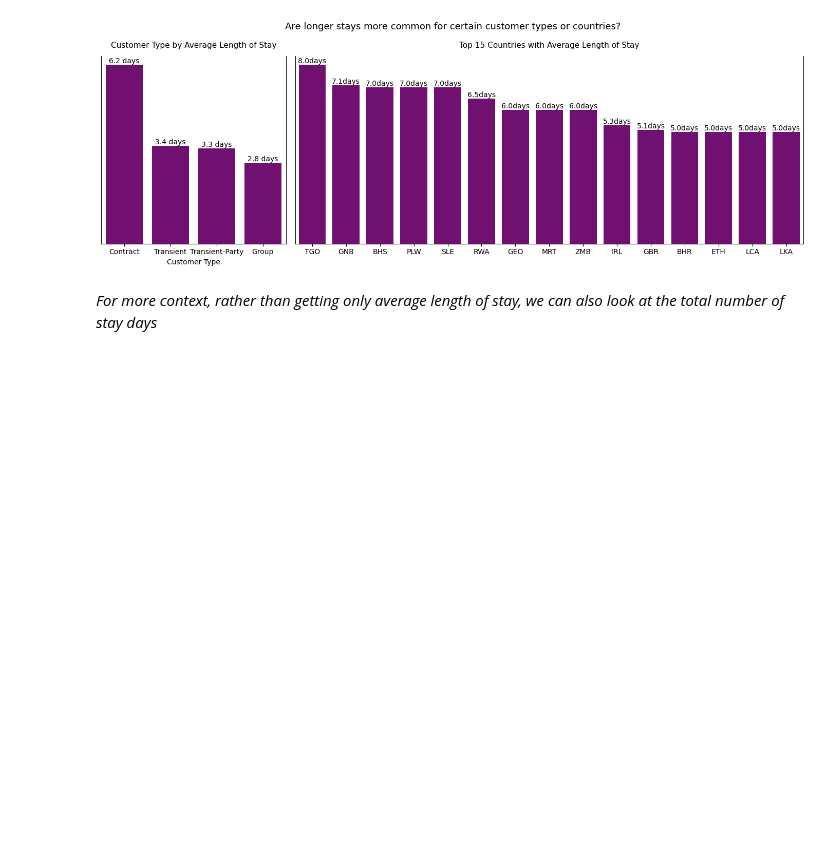
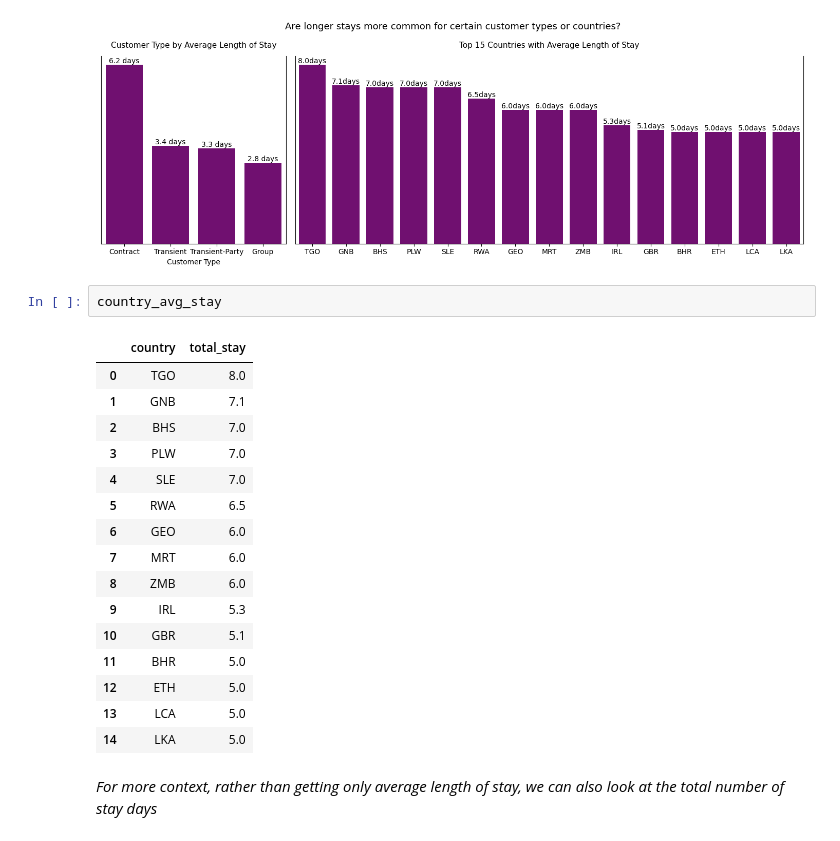
Before and after one commit to AdesanyaAzeez/Hotel-Booking-Analysis, a Jupyter notebook: 3_Guest_Profile_Analysis.ipynb, the cells around one changed output. Saved outputs shown, nothing was run; the diff lists cells and outputs as text; blank space fills up the shorter version.

```diff
--- a/3_Guest_Profile_Analysis.ipynb
+++ b/3_Guest_Profile_Analysis.ipynb
@@ -343,6 +390,25 @@ plt.tight_layout()  # auto adjust plot and properties
 plt.show()
 # %% [output]
 [figure]
+# %%
+country_avg_stay
+# %% [output]
+|  | country | total_stay |
+| 0 | TGO | 8.0 |
+| 1 | GNB | 7.1 |
+| 2 | BHS | 7.0 |
+| 3 | PLW | 7.0 |
+| 4 | SLE | 7.0 |
+| 5 | RWA | 6.5 |
+| 6 | GEO | 6.0 |
+| 7 | MRT | 6.0 |
+| 8 | ZMB | 6.0 |
+| 9 | IRL | 5.3 |
+| 10 | GBR | 5.1 |
+| 11 | BHR | 5.0 |
+| 12 | ETH | 5.0 |
+| 13 | LCA | 5.0 |
+| 14 | LKA | 5.0 |
 # %% [markdown]
 *For more context, rather than getting only average length of stay, we can also look at the total number of stay days*
 # %%
```
Also changed, not shown: parts of 4 cells of this notebook, 2 other files.
